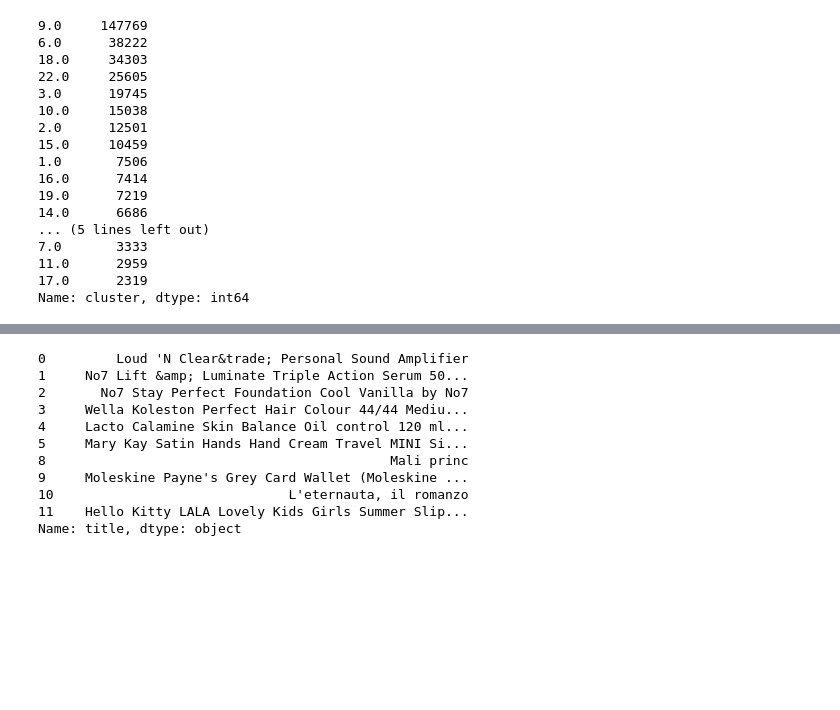
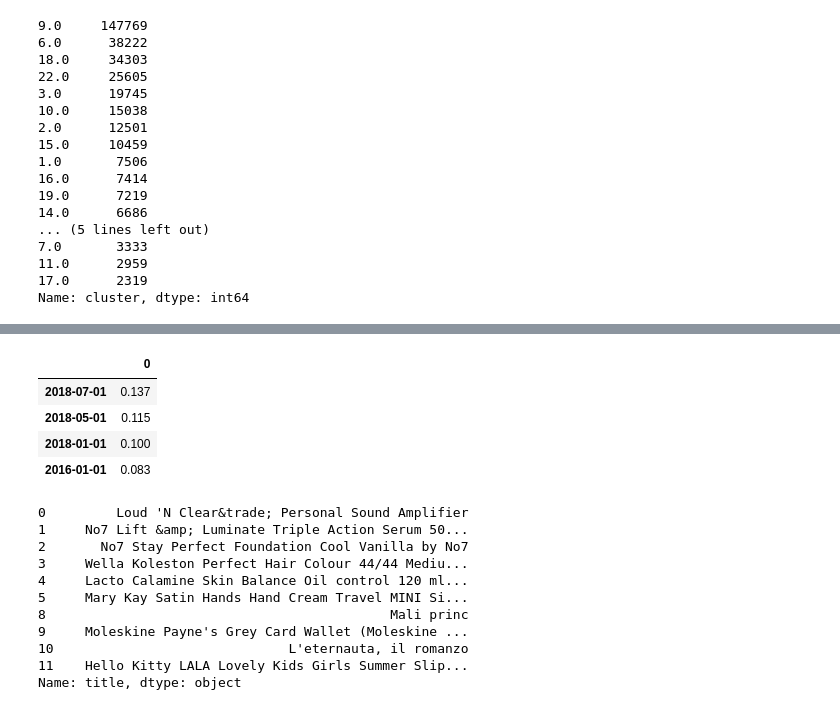
Before and after one commit to fafnerzhang/data-course-sample, a Jupyter notebook: rule_based_recommandation.ipynb, the cells around one changed output, grey strips where cells are left out. Cells and saved outputs as stored; diff of their text form; code cells hidden in the pictures; blank space fills up the shorter version.

```diff
--- a/rule_based_recommandation.ipynb
+++ b/rule_based_recommandation.ipynb
@@ -230,3 +272,12 @@ time: 2018-07-01
+# %%
+ori_table = pd.DataFrame(origin_score, index=time_list)
+ori_table
+# %% [output]
+|  | 0 |
+| 2018-07-01 | 0.137 |
+| 2018-05-01 | 0.115 |
+| 2018-01-01 | 0.100 |
+| 2016-01-01 | 0.083 |
 # %%
 metadata[metadata['specify']==9][:10]['title']
 # %% [output]
```
Also changed, not shown: parts of 11 cells of this notebook.
